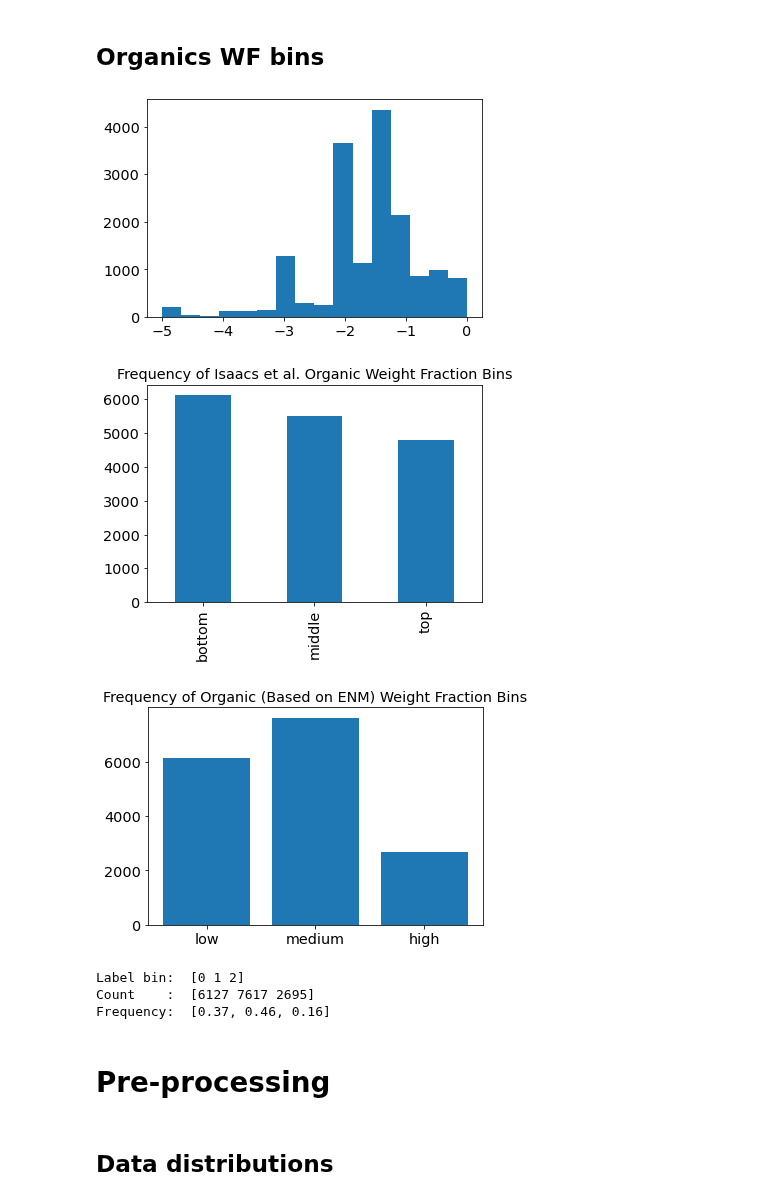
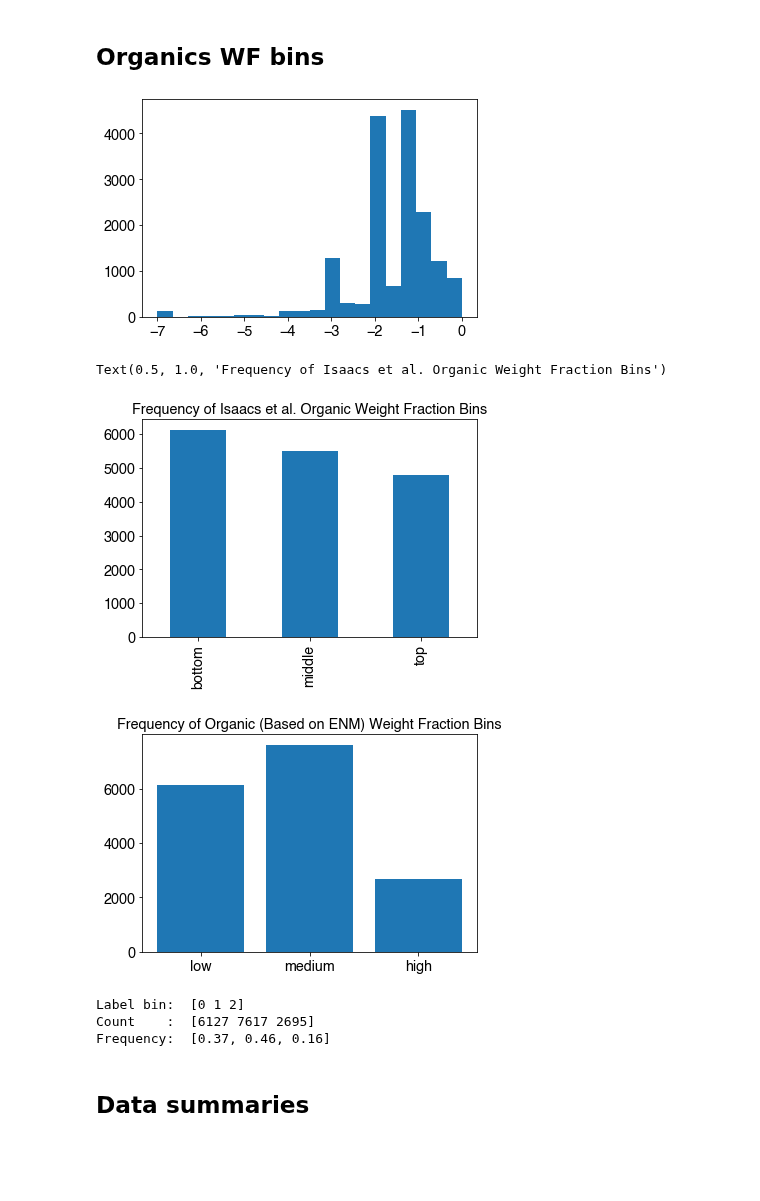
Before and after one commit to LukaThorn/ml-weight-fraction, a Jupyter notebook: preprocessorganics.ipynb, the cells around one changed output. Saved outputs shown, nothing was run; the diff lists cells and outputs as text; code cells hidden in the pictures; blank space fills up the shorter version.

```diff
--- a/preprocessorganics.ipynb
+++ b/preprocessorganics.ipynb
@@ -30,7 +30,10 @@ import matplotlib
 import matplotlib.pyplot as plt
 import matplotlib.cm as cm
 import matplotlib.image as mpimg
+from matplotlib.ticker import MultipleLocator
 
+plt.rcParams["font.family"] = "sans-serif"
+plt.rcParams["font.sans-serif"] = "Helvetica"
 plt.rcParams["axes.titlesize"] = "x-large"  # 16
 plt.rcParams["axes.labelsize"] = "x-large"
 plt.rcParams["xtick.labelsize"] = "x-large"
@@ -273,9 +276,11 @@ Missing data dimensions:
 ## Organics WF bins
 # %%
 # Log-transformed histogram of weight fraction
-plt.hist(np.log10(np.asarray(y_source) + 0.00001), bins=16)
+fig, ax = plt.subplots()
+plt.hist(np.log10(np.asarray(y_source) + 0.0000001), bins=20)
+ax.xaxis.set_major_locator(MultipleLocator(1))
 # %% [output]
-[figure, old version]
+[figure, new version]
 # %%
 # Define function to assign weight fractions to bins per Isaacs et al. 2016
 def bins(row):
@@ -293,7 +298,8 @@ bin_source_isaacs = y_source.apply(bins, axis=1)
 bin_source_isaacs.value_counts()[["bottom", "middle", "top"]].plot(kind="bar")
 plt.title("Frequency of Isaacs et al. Organic Weight Fraction Bins")
 # %% [output]
+Text(0.5, 1.0, 'Frequency of Isaacs et al. Organic Weight Fraction Bins')
-[figure, old version]
+[figure, new version]
 # %%
 # Apply bins to organics data
 # (slightly different ranges from those used by Isaacs et al. 2016)
@@ -301,13 +307,11 @@ bin_source = np.asarray(y_source.apply(blt.bins, axis=1))
 # View bar plot of ENM WF bins
 blt.bar_graph_bins(bin_source, data_composition="Organic (Based on ENM)")
 # %% [output]
-[figure, old version]
+[figure, new version]
 Label bin:  [0 1 2]
 Count    :  [6127 7617 2695]
 Frequency:  [0.37, 0.46, 0.16]
-# %% [markdown]
-# Pre-processing
 # %% [markdown]
-## Data distributions
+## Data summaries
 # %%
 # Function for plotting piecharts
```
Also changed, not shown: parts of 18 cells of this notebook.
